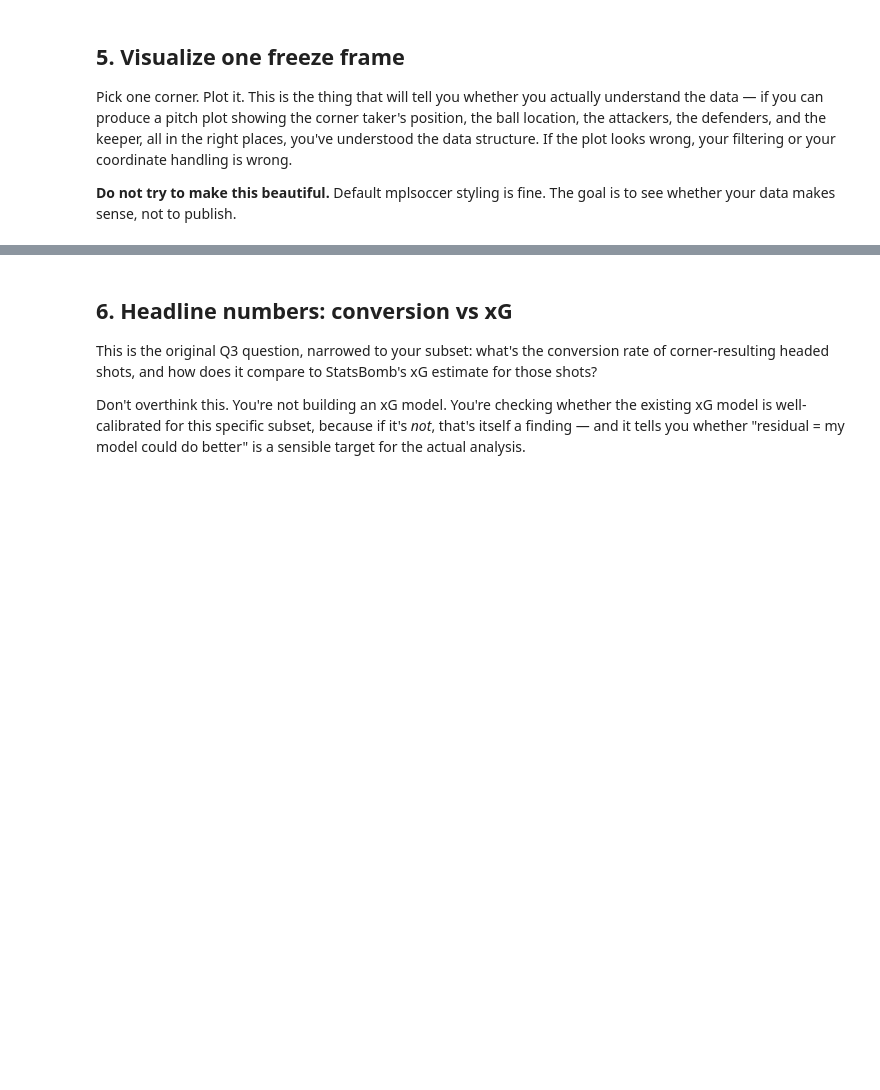
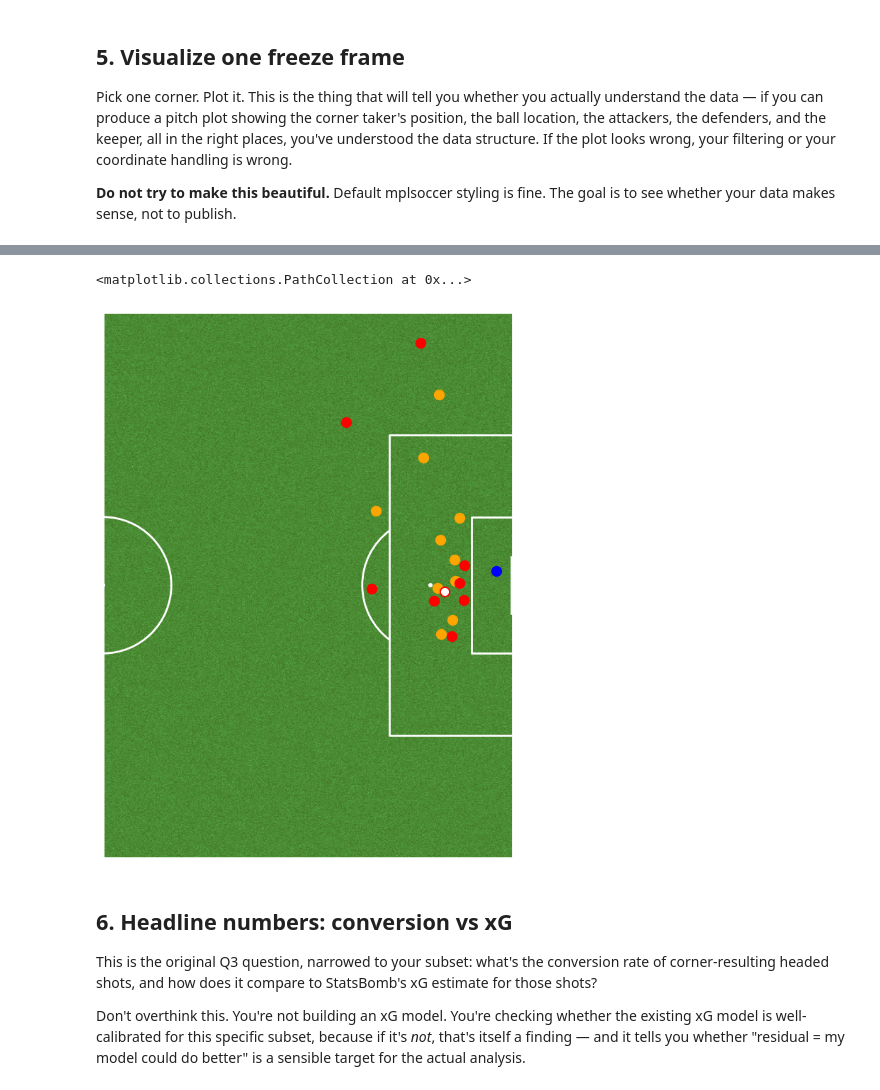
Before and after one commit to tmartins14/football-analytics, a Jupyter notebook: analyses/corners_euro_2024/01_data_exploration.ipynb, the cells around one changed output, grey strips where cells are left out. Saved outputs shown, nothing was run; the diff lists cells and outputs as text; code cells hidden in the pictures; blank space fills up the shorter version.

```diff
--- a/analyses/corners_euro_2024/01_data_exploration.ipynb
+++ b/analyses/corners_euro_2024/01_data_exploration.ipynb
@@ -138,3 +398,14 @@ So you need to link each corner-resulting shot back to its originating corner ki
 # Question to answer: of the corner-resulting headed shots, how many have a 360 freeze
 # frame attached at the moment of the corner delivery? Is it 100%? If not, why not?
 # (Hint: 360 coverage isn't 100% even in competitions that have it.)
+
+corner_headers_frames = event_frames_df[(event_frames_df['type'] == 'Shot') & (event_frames_df['shot_body_part'] == 'Head')][
+    ['match_id', 'team','player','minute','second','id','type','play_pattern','pass_type','shot_freeze_frame','shot_statsbomb_xg', 'shot_body_part', 'shot_technique','shot_outcome','location_ball', 'visible_area','location_player','teammate','actor','keeper']
+    ].sort_values(by=['match_id', 'minute', 'second'])
+
+corner_headers_frames[corner_headers_frames['match_id'] == 3942382].head(20)
+
+# it looks like all events have the freeze frame attached, which is great. If there were some missing, we would need to investigate why. Possible reasons could include:
+# - The corner event didn't have 360 data available (e.g., if the match wasn't fully covered by 360 cameras).
+# - There was an issue with merging the events and frames data (e.g., if event_uuid didn't match correctly).
+# - The shot event was incorrectly classified and doesn't actually have a corresponding corner event with 360 data.
@@ -159,3 +448,6 @@ Pick one corner. Plot it. This is the thing that will tell you whether you actua
 # Plot 3-5 different corners. Spot anything weird? Defenders in implausible positions,
 # missing players, attacking team in the wrong half? Anything weird is worth investigating
 # before you trust the data.
+
+freeze_frame_example = corner_headers_frames[(corner_headers_frames['match_id'] == 3942382) & (corner_headers_frames['id'] == '962246b0-535e-4819-a7a5-18613a717d6e')]
+freeze_frame_example
@@ -162,3 +472,36 @@ Pick one corner. Plot it. This is the thing that will tell you whether you actua
+# %%
+# Create the pitch
+mpl_pitch = Pitch(pitch_type='statsbomb', pitch_color='grass', line_color='white')
+fig, ax = mpl_pitch.draw(figsize=(10, 8))
+
+# Show just the attacking third for better visibility
+ax.set_xlim(60, 120)
+ax.set_ylim(0, 80)
+
+
+# Plot the players in the freeze frame
+for _, row in freeze_frame_example.iterrows():
+    player_x, player_y = row['location_player']
+    if row['keeper']:
+        ax.scatter(player_x, player_y, color='blue', s=100, label='Keeper')
+    elif row['teammate']:
+        ax.scatter(player_x, player_y, color='red', s=100, label='Teammate')
+    else:
+        ax.scatter(player_x, player_y, color='orange', s=100, label='Opponent')
+
+# Plot the ball location (corner kick delivery point)
+ball_x, ball_y = freeze_frame_example['location_ball'].values[0]
+ax.scatter(ball_x, ball_y, color='white', s=50, label='Ball Location')
+
+
+# Optionally plot the visible area polygon
+# visible_area = freeze_frame_example['visible_area'].values[0]
+# if visible_area:
+#     polygon = plt.Polygon(visible_area, color='yellow', alpha=0.3, label='Visible Area')
+#     ax.add_patch(polygon)
+# %% [output]
+<matplotlib.collections.PathCollection at 0x...>
+[figure, added]
 # %% [markdown]
 ## 6. Headline numbers: conversion vs xG
 
```
Also changed, not shown: parts of 19 cells of this notebook, 15 other files.
